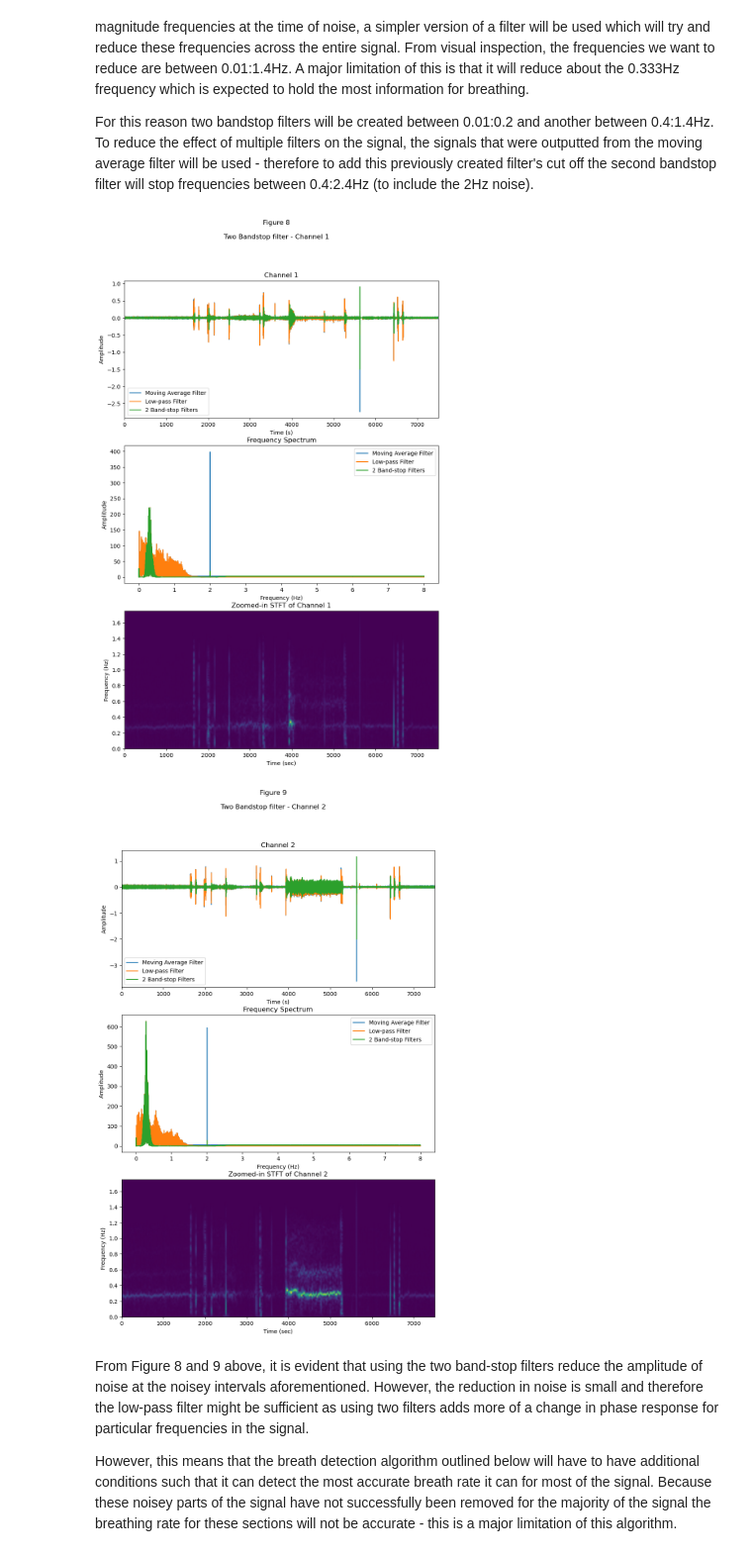
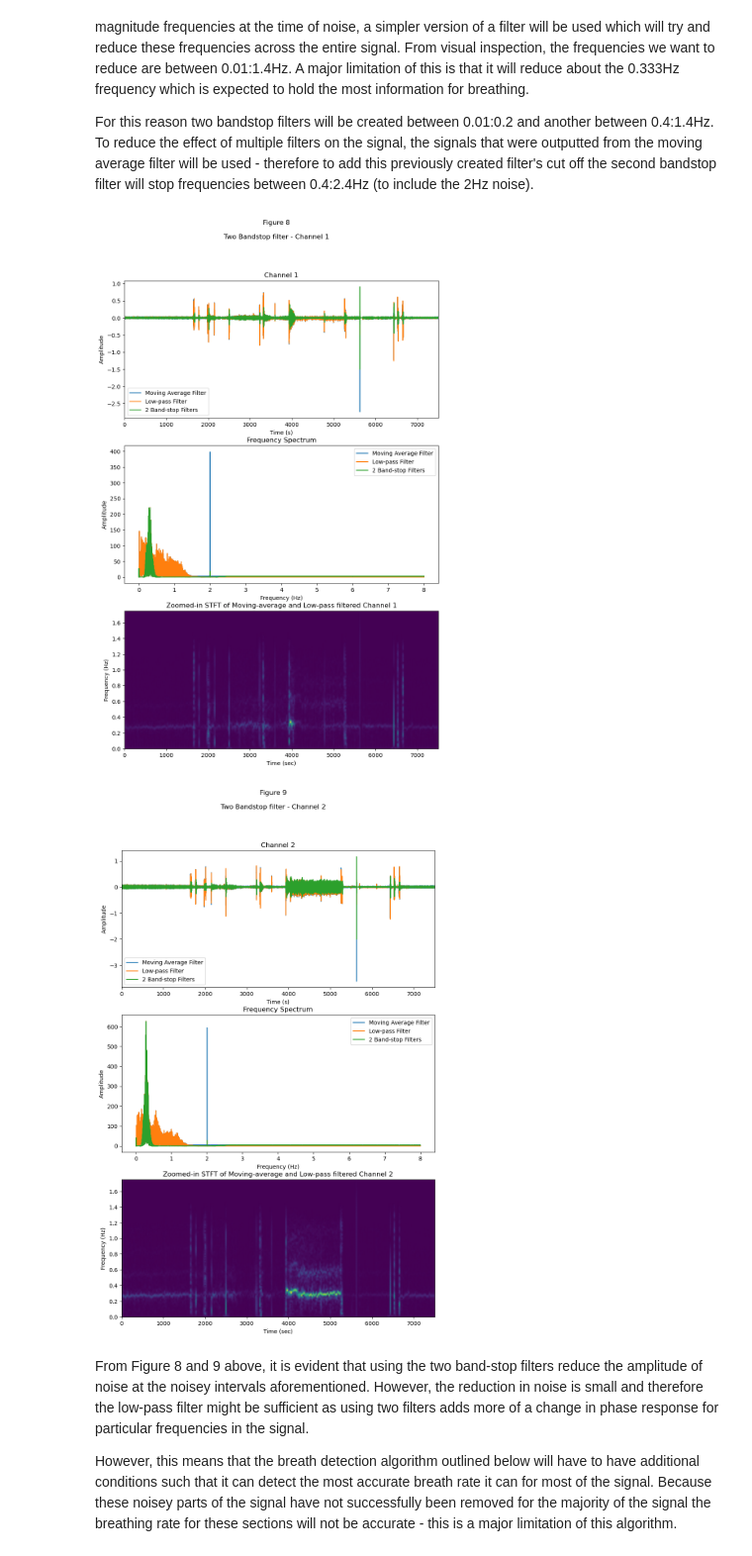
Before and after one commit to AoibheT-H/Algorithm_Challenge, a Jupyter notebook: Aoibhe_Turner_Heaney_Algorithm_Challenge.ipynb, the cells around one changed output. Shown at 99% size. Drawn from its saved outputs; the diff is of its cells as text; code cells hidden in the pictures.

Commit message:
Minor updates to figure titles

```diff
--- a/Aoibhe_Turner_Heaney_Algorithm_Challenge.ipynb
+++ b/Aoibhe_Turner_Heaney_Algorithm_Challenge.ipynb
@@ -340,43 +340,43 @@ plt.ylabel("Amplitude")
 
 plt.subplot(3, 1, 3)
 plt.pcolormesh(t_LP_filtered_avg_sig_1, f_LP_filtered_avg_sig_1, np.abs(Zxx_LP_filtered_avg_sig_1), shading='gouraud')
-plt.title('Zoomed-in STFT of Channel 1')
+plt.title('Zoomed-in STFT of Moving-average and Low-pass filtered Channel 1')
 plt.ylabel('Frequency (Hz)')
 plt.xlabel('Time (sec)')
 plt.ylim([0, 1.75]) # limit chosen by visual inspection
 plt.show()
 
 plt.figure(figsize=(10,15)).suptitle('Figure 9\n\nTwo Bandstop filter - Channel 2')
 plt.subplot(3, 1, 1)
 plt.plot(time_axis, avg_sig_2)
 plt.plot(time_axis, LP_filtered_avg_sig_2)
 plt.plot(time_axis, BS12_filtered_avg_sig_2)
 plt.legend(['Moving Average Filter', 'Low-pass Filter', '2 Band-stop Filters'])
 plt.title('Channel 2')
 plt.xlabel('Time (s)')
 plt.ylabel('Amplitude')
 plt.xlim([0, time_axis[-1]])
 
 plt.subplot(3, 1, 2)
 plt.plot(frequency_axis, np.abs(fft(avg_sig_2.tolist()))[0:N//2])
 plt.plot(frequency_axis, np.abs(fft(LP_filtered_avg_sig_2))[0:N//2])
 plt.plot(frequency_axis, np.abs(fft(BS12_filtered_avg_sig_2))[0:N//2])
 plt.title('Frequency Spectrum')
 plt.legend(['Moving Average Filter', 'Low-pass Filter', '2 Band-stop Filters'])
 plt.xlabel("Frequency (Hz)")
 plt.ylabel("Amplitude")
 
 plt.subplot(3, 1, 3)
 plt.pcolormesh(t_LP_filtered_avg_sig_2, f_LP_filtered_avg_sig_2, np.abs(Zxx_LP_filtered_avg_sig_2), shading='gouraud')
-plt.title('Zoomed-in STFT of Channel 2')
+plt.title('Zoomed-in STFT of Moving-average and Low-pass filtered Channel 2')
 plt.ylabel('Frequency (Hz)')
 plt.xlabel('Time (sec)')
 plt.ylim([0, 1.75]) # limit chosen by visual inspection
 plt.xlim([0, time_axis[-1]])
 plt.show()
 # %% [output]
-[figure, old version]
+[figure, new version]
-[figure, old version]
+[figure, new version]
 # %% [markdown]
 From Figure 8 and 9 above, it is evident that using the two band-stop filters reduce the amplitude of noise at the noisey intervals aforementioned. However, the reduction in noise is small and therefore the low-pass filter might be sufficient as using two filters adds more of a change in phase response for particular frequencies in the signal.
 
```
Also changed, not shown: parts of 1 cell of this notebook.
